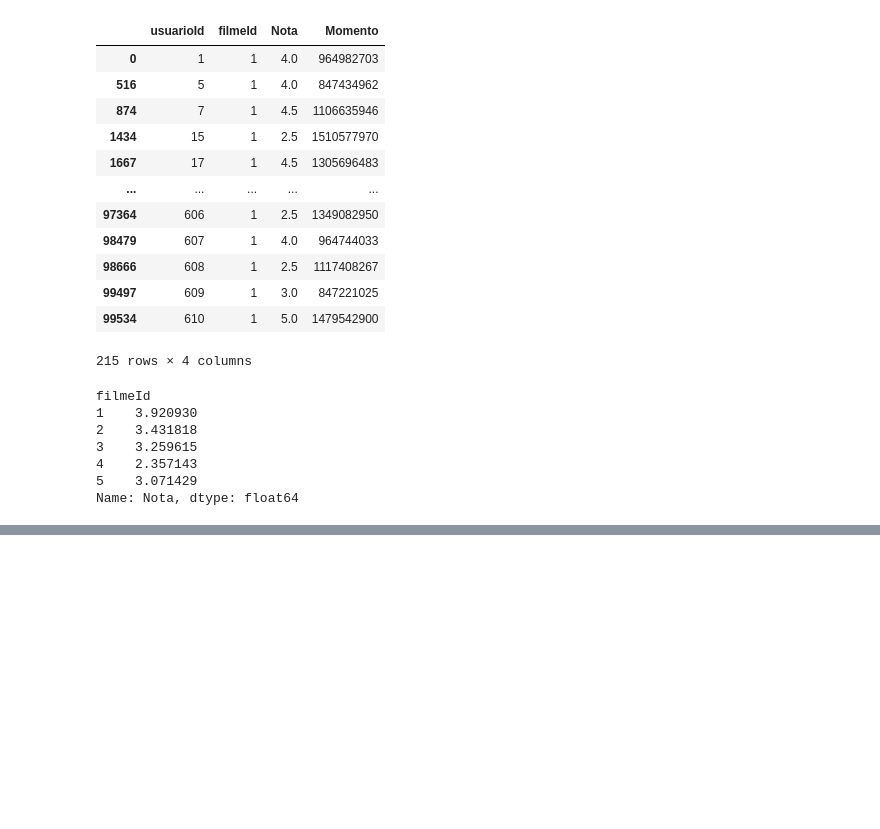
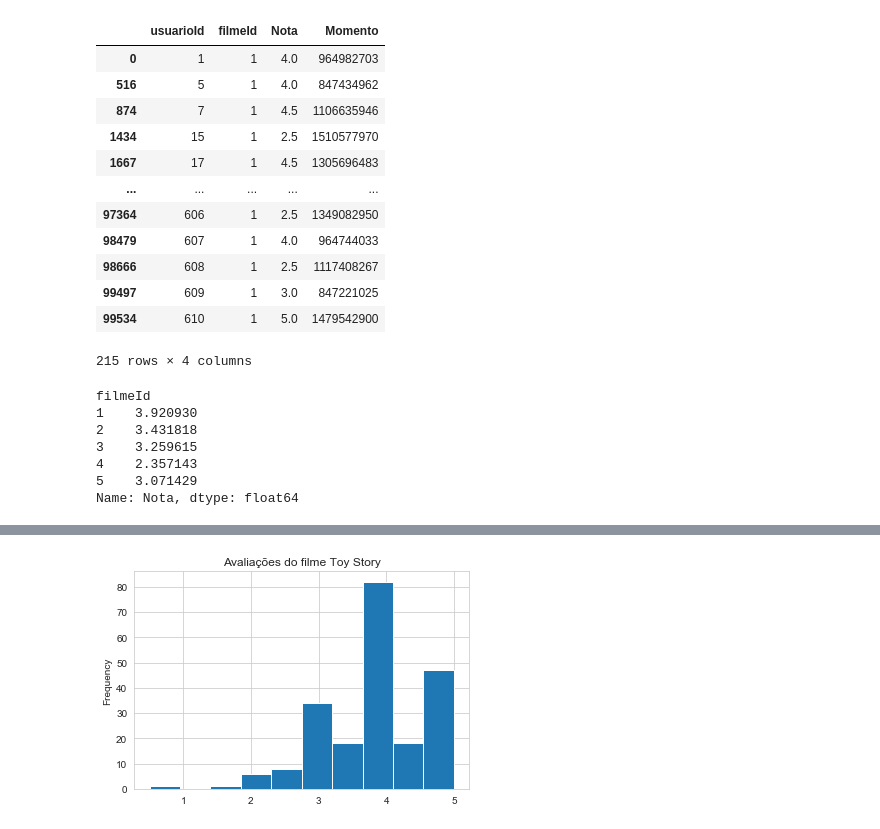
Before and after one commit to RexMCM/QuarentenaDados, a Jupyter notebook: QuarentenaDados.ipynb, the cells around one changed output, grey strips where cells are left out. Saved outputs shown, nothing was run; the diff lists cells and outputs as text; code cells hidden in the pictures; blank space fills up the shorter version.

```diff
--- a/QuarentenaDados.ipynb
+++ b/QuarentenaDados.ipynb
@@ -259,0 +134,6 @@ total_filmes_por_genero.sort_values(ascending=False).plot(kind='bar', figsize=(1
+# %%
+avaliacao.query("filmeId == 1")["Nota"].plot(kind='hist')
+plt.title("Avaliações do filme Toy Story")
+plt.show()
+# %% [output]
+[figure, added]
```
Also changed, not shown: parts of 67 cells of this notebook.
